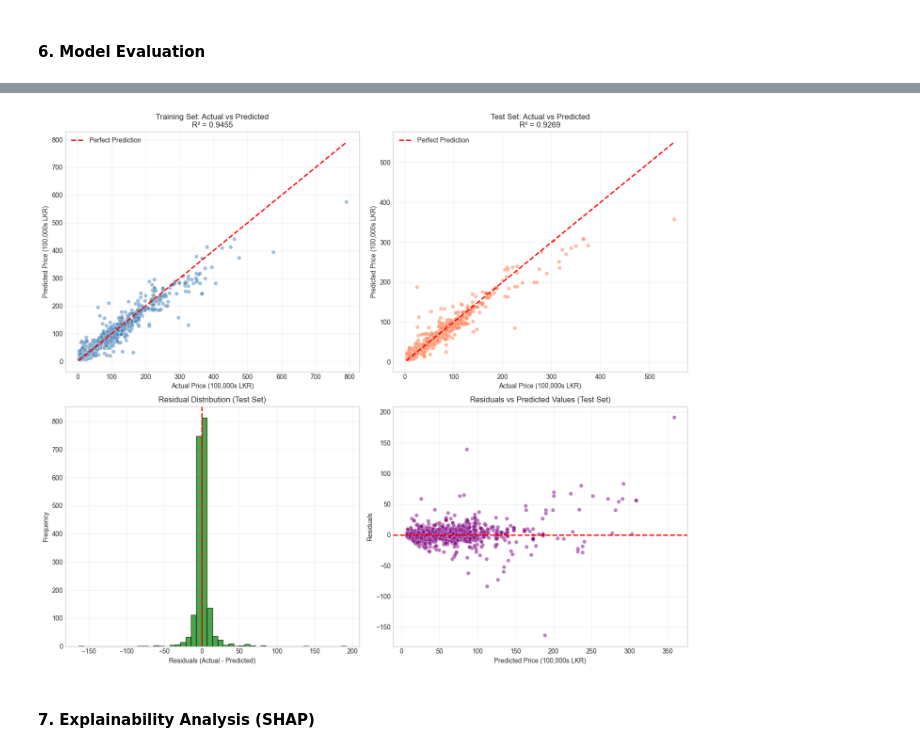
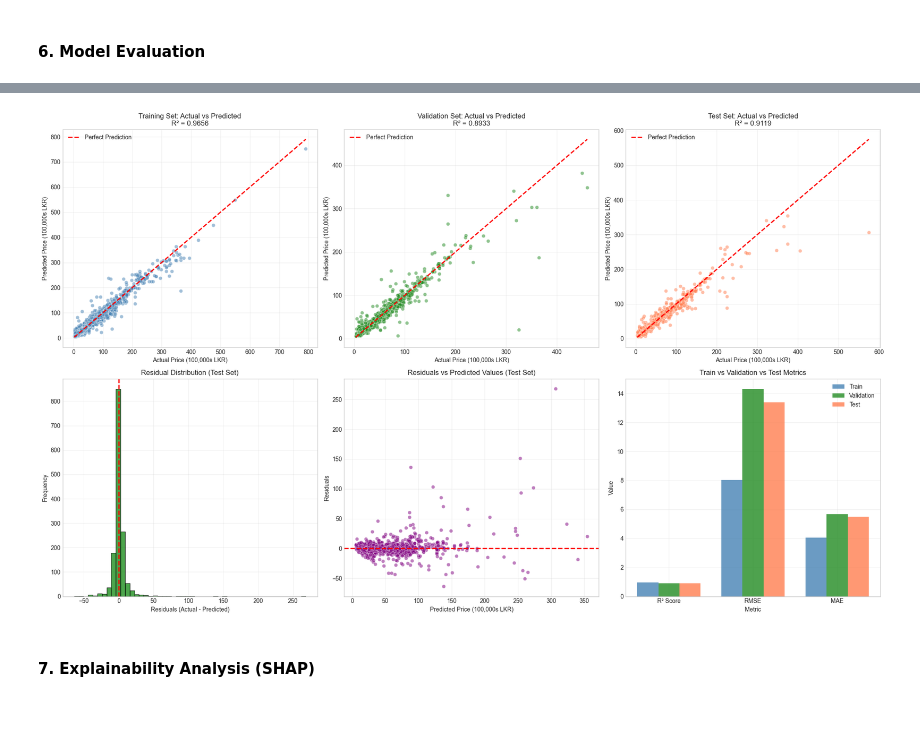
Before and after one commit to Dhammika-Mahendra/AutoMetric, a Jupyter notebook: scripts/notebook.ipynb, the cells around one changed output, grey strips where cells are left out. Drawn from its saved outputs; the diff is of its cells as text; code cells hidden in the pictures; blank space fills up the shorter version.

Commit message:
test-validation-train split

```diff
--- a/scripts/notebook.ipynb
+++ b/scripts/notebook.ipynb
@@ -224,6 +246,12 @@ train_pool = Pool(
     cat_features=cat_feature_indices
 )
 
+val_pool = Pool(
+    data=X_val,
+    label=y_val,
+    cat_features=cat_feature_indices
+)
+
 test_pool = Pool(
     data=X_test,
     label=y_test,
@@ -231,8 +259,9 @@ test_pool = Pool(
 )
 
 print("\n CatBoost Pools created successfully!")
-print(f"\n Training Pool: {train_pool.num_row()} samples, {train_pool.num_col()} features")
-print(f" Test Pool: {test_pool.num_row()} samples, {test_pool.num_col()} features")
+print(f"\n Training Pool:   {train_pool.num_row()} samples, {train_pool.num_col()} features")
+print(f" Validation Pool: {val_pool.num_row()} samples, {val_pool.num_col()} features")
+print(f" Test Pool:       {test_pool.num_row()} samples, {test_pool.num_col()} features")
 # %% [output]
  Categorical Features (4): ['Brand', 'Model', 'Gear', 'Fuel Type']
  Categorical Feature Indices: [0, 1, 4, 5]
@@ -368,46 +407,74 @@ Test      11.9325  5.5850    0.9269   14.5995
 # %%
 # Visualize model performance
-fig, axes = plt.subplots(2, 2, figsize=(14, 12))
+fig, axes = plt.subplots(2, 3, figsize=(20, 12))
 
 # 1. Actual vs Predicted (Training)
 axes[0, 0].scatter(y_train, y_train_pred, alpha=0.5, color='steelblue', edgecolors='white', linewidth=0.5)
 axes[0, 0].plot([y_train.min(), y_train.max()], [y_train.min(), y_train.max()], 'r--', lw=2, label='Perfect Prediction')
 axes[0, 0].set_xlabel('Actual Price (100,000s LKR)')
 axes[0, 0].set_ylabel('Predicted Price (100,000s LKR)')
 axes[0, 0].set_title(f'Training Set: Actual vs Predicted\nR² = {train_metrics["R² Score"]:.4f}')
 axes[0, 0].legend()
 axes[0, 0].grid(True, alpha=0.3)
 
-# 2. Actual vs Predicted (Test)
-axes[0, 1].scatter(y_test, y_test_pred, alpha=0.5, color='coral', edgecolors='white', linewidth=0.5)
-axes[0, 1].plot([y_test.min(), y_test.max()], [y_test.min(), y_test.max()], 'r--', lw=2, label='Perfect Prediction')
+# 2. Actual vs Predicted (Validation)
+axes[0, 1].scatter(y_val, y_val_pred, alpha=0.5, color='forestgreen', edgecolors='white', linewidth=0.5)
+axes[0, 1].plot([y_val.min(), y_val.max()], [y_val.min(), y_val.max()], 'r--', lw=2, label='Perfect Prediction')
 axes[0, 1].set_xlabel('Actual Price (100,000s LKR)')
 axes[0, 1].set_ylabel('Predicted Price (100,000s LKR)')
-axes[0, 1].set_title(f'Test Set: Actual vs Predicted\nR² = {test_metrics["R² Score"]:.4f}')
+axes[0, 1].set_title(f'Validation Set: Actual vs Predicted\nR² = {val_metrics["R² Score"]:.4f}')
 axes[0, 1].legend()
 axes[0, 1].grid(True, alpha=0.3)
 
-# 3. Residual Distribution (Test)
+# 3. Actual vs Predicted (Test)
+axes[0, 2].scatter(y_test, y_test_pred, alpha=0.5, color='coral', edgecolors='white', linewidth=0.5)
+axes[0, 2].plot([y_test.min(), y_test.max()], [y_test.min(), y_test.max()], 'r--', lw=2, label='Perfect Prediction')
+axes[0, 2].set_xlabel('Actual Price (100,000s LKR)')
+axes[0, 2].set_ylabel('Predicted Price (100,000s LKR)')
+axes[0, 2].set_title(f'Test Set: Actual vs Predicted\nR² = {test_metrics["R² Score"]:.4f}')
+axes[0, 2].legend()
+axes[0, 2].grid(True, alpha=0.3)
+
+# 4. Residual Distribution (Test)
 residuals = y_test - y_test_pred
 axes[1, 0].hist(residuals, bins=50, edgecolor='black', alpha=0.7, color='green')
 axes[1, 0].axvline(x=0, color='red', linestyle='--', linewidth=2)
 axes[1, 0].set_xlabel('Residuals (Actual - Predicted)')
 axes[1, 0].set_ylabel('Frequency')
 axes[1, 0].set_title('Residual Distribution (Test Set)')
 axes[1, 0].grid(True, alpha=0.3)
 
-# 4. Residuals vs Predicted
+# 5. Residuals vs Predicted (Test)
 axes[1, 1].scatter(y_test_pred, residuals, alpha=0.5, color='purple', edgecolors='white', linewidth=0.5)
 axes[1, 1].axhline(y=0, color='red', linestyle='--', linewidth=2)
 axes[1, 1].set_xlabel('Predicted Price (100,000s LKR)')
 axes[1, 1].set_ylabel('Residuals')
 axes[1, 1].set_title('Residuals vs Predicted Values (Test Set)')
 axes[1, 1].grid(True, alpha=0.3)
 
+# 6. Metrics Comparison Bar Chart
+metrics_names = ['R² Score', 'RMSE', 'MAE']
+train_vals = [train_metrics['R² Score'], train_metrics['RMSE'], train_metrics['MAE']]
+val_vals = [val_metrics['R² Score'], val_metrics['RMSE'], val_metrics['MAE']]
+test_vals = [test_metrics['R² Score'], test_metrics['RMSE'], test_metrics['MAE']]
+
+x = np.arange(len(metrics_names))
+width = 0.25
+axes[1, 2].bar(x - width, train_vals, width, label='Train', color='steelblue', alpha=0.8)
+axes[1, 2].bar(x, val_vals, width, label='Validation', color='forestgreen', alpha=0.8)
+axes[1, 2].bar(x + width, test_vals, width, label='Test', color='coral', alpha=0.8)
+axes[1, 2].set_xlabel('Metric')
+axes[1, 2].set_ylabel('Value')
+axes[1, 2].set_title('Train vs Validation vs Test Metrics')
+axes[1, 2].set_xticks(x)
+axes[1, 2].set_xticklabels(metrics_names)
+axes[1, 2].legend()
+axes[1, 2].grid(True, alpha=0.3)
+
 plt.tight_layout()
 plt.show()
 # %% [output]
-[figure, old version]
+[figure, new version]
 # %% [markdown]
 #### 7. Explainability Analysis (SHAP)
 # %%
```
Also changed, not shown: parts of 10 cells of this notebook, 8 other files.
